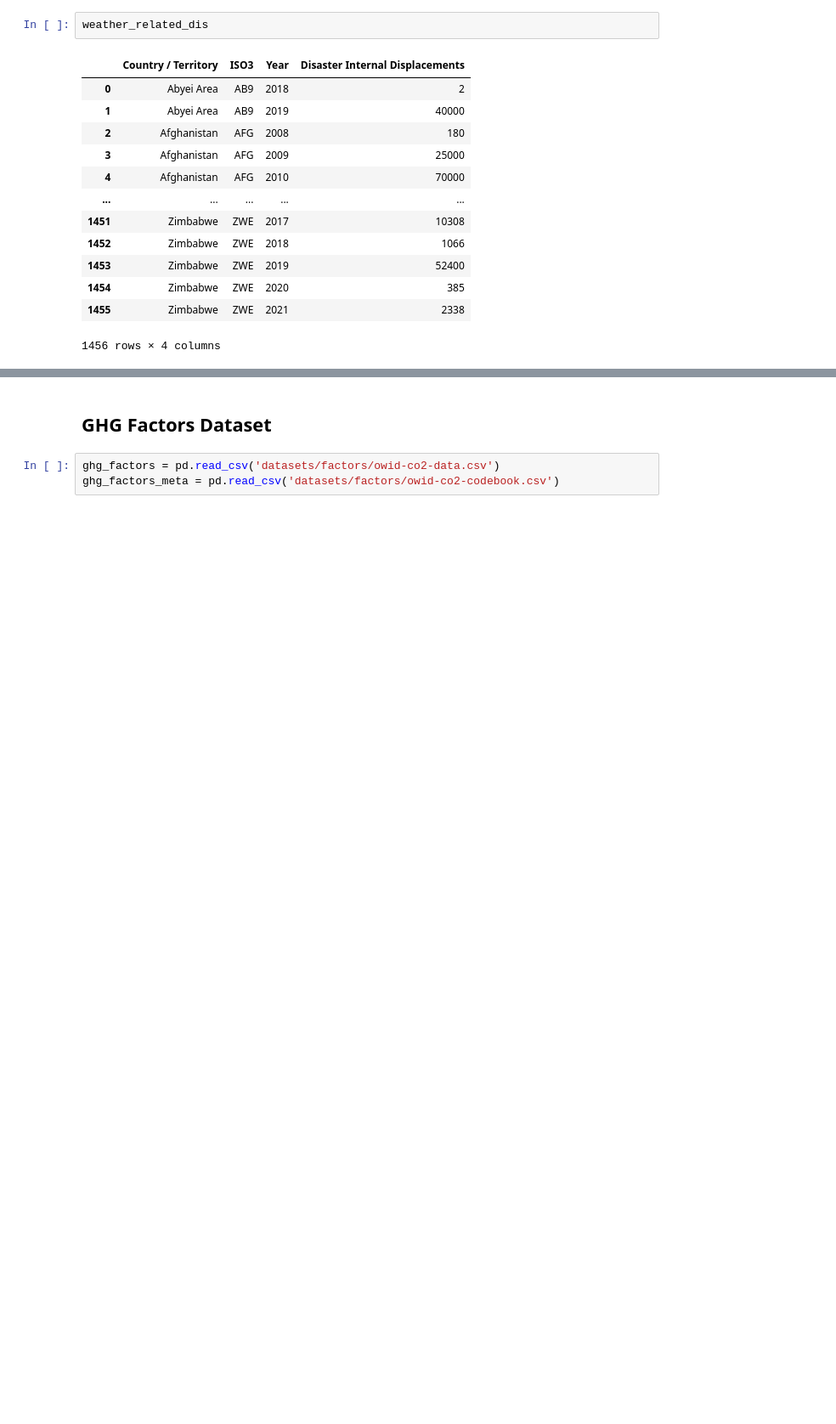
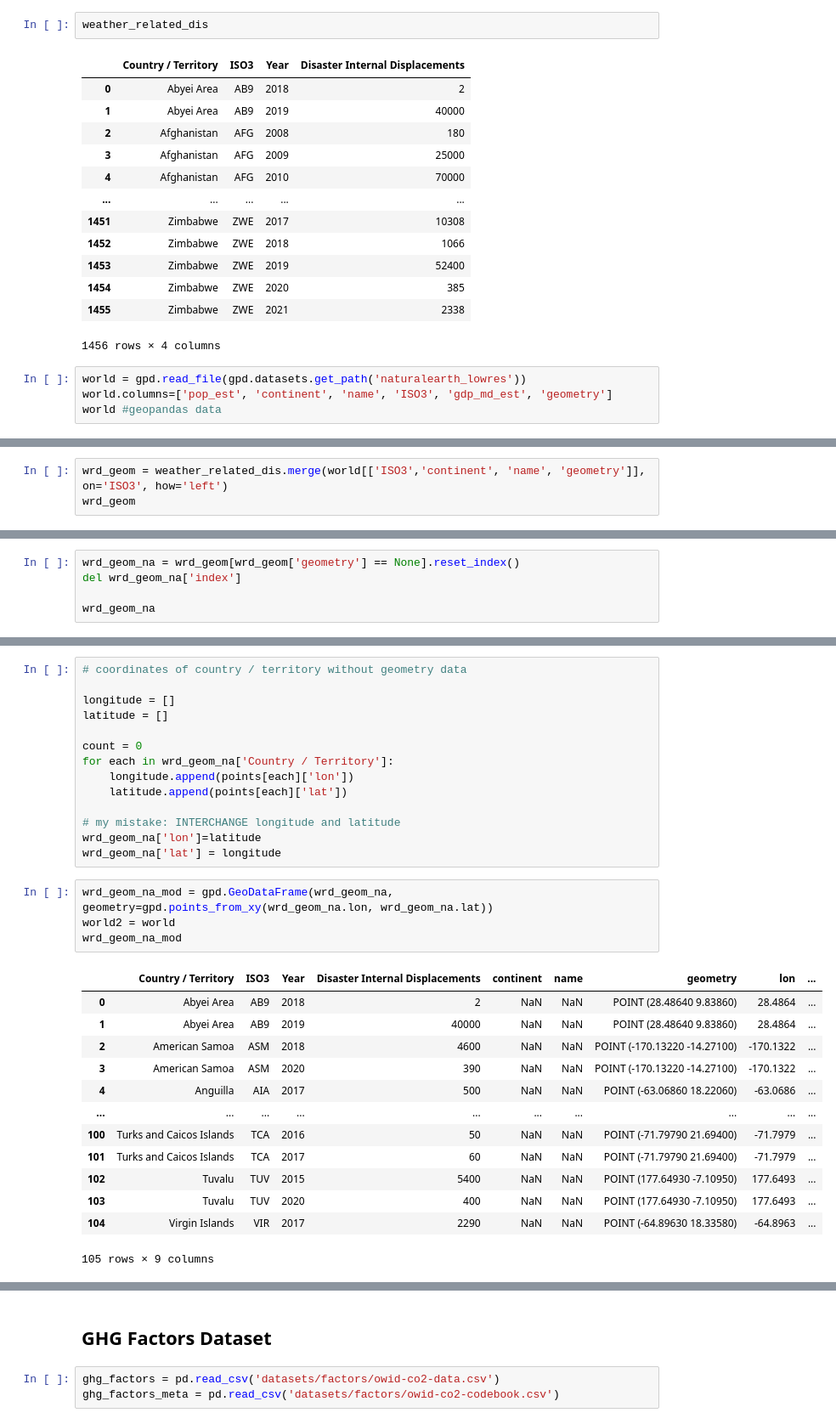
Before and after one commit to KyleCarlo/Data-Visualization, a Jupyter notebook: Cleaning.ipynb, the cells around one changed output, grey strips where cells are left out. Shown at 85% size. Saved outputs shown, nothing was run; the diff lists cells and outputs as text; blank space fills up the shorter version.

Commit message:
Updated Cleaning and Viz
Missing World Shapefile, error: No country 'Singapore' present

```diff
--- a/Cleaning.ipynb
+++ b/Cleaning.ipynb
@@ -253,3 +280,7 @@ weather_related_dis
 | 1454 | Zimbabwe | ZWE | 2020 | 385 |
 | 1455 | Zimbabwe | ZWE | 2021 | 2338 |
 1456 rows × 4 columns
+# %%
+world = gpd.read_file(gpd.datasets.get_path('naturalearth_lowres'))
+world.columns=['pop_est', 'continent', 'name', 'ISO3', 'gdp_md_est', 'geometry']
+world #geopandas data
@@ -255,0 +301,3 @@ weather_related_dis
+# %%
+wrd_geom = weather_related_dis.merge(world[['ISO3','continent', 'name', 'geometry']], on='ISO3', how='left')
+wrd_geom
@@ -255,0 +318,5 @@ weather_related_dis
+# %%
+wrd_geom_na = wrd_geom[wrd_geom['geometry'] == None].reset_index()
+del wrd_geom_na['index']
+
+wrd_geom_na
@@ -255,0 +337,32 @@ weather_related_dis
+# %%
+# coordinates of country / territory without geometry data
+
+longitude = []
+latitude = []
+
+count = 0
+for each in wrd_geom_na['Country / Territory']:
+    longitude.append(points[each]['lon'])
+    latitude.append(points[each]['lat'])
+
+# my mistake: INTERCHANGE longitude and latitude
+wrd_geom_na['lon']=latitude
+wrd_geom_na['lat'] = longitude
+# %%
+wrd_geom_na_mod = gpd.GeoDataFrame(wrd_geom_na, geometry=gpd.points_from_xy(wrd_geom_na.lon, wrd_geom_na.lat))
+world2 = world
+wrd_geom_na_mod
+# %% [output]
+|  | Country / Territory | ISO3 | Year | Disaster Internal Displacements | continent | name | geometry | lon | ... |
+| 0 | Abyei Area | AB9 | 2018 | 2 | NaN | NaN | POINT (28.48640 9.83860) | 28.4864 | ... |
+| 1 | Abyei Area | AB9 | 2019 | 40000 | NaN | NaN | POINT (28.48640 9.83860) | 28.4864 | ... |
+| 2 | American Samoa | ASM | 2018 | 4600 | NaN | NaN | POINT (-170.13220 -14.27100) | -170.1322 | ... |
+| 3 | American Samoa | ASM | 2020 | 390 | NaN | NaN | POINT (-170.13220 -14.27100) | -170.1322 | ... |
+| 4 | Anguilla | AIA | 2017 | 500 | NaN | NaN | POINT (-63.06860 18.22060) | -63.0686 | ... |
+| ... | ... | ... | ... | ... | ... | ... | ... | ... | ... |
+| 100 | Turks and Caicos Islands | TCA | 2016 | 50 | NaN | NaN | POINT (-71.79790 21.69400) | -71.7979 | ... |
+| 101 | Turks and Caicos Islands | TCA | 2017 | 60 | NaN | NaN | POINT (-71.79790 21.69400) | -71.7979 | ... |
+| 102 | Tuvalu | TUV | 2015 | 5400 | NaN | NaN | POINT (177.64930 -7.10950) | 177.6493 | ... |
+| 103 | Tuvalu | TUV | 2020 | 400 | NaN | NaN | POINT (177.64930 -7.10950) | 177.6493 | ... |
+| 104 | Virgin Islands | VIR | 2017 | 2290 | NaN | NaN | POINT (-64.89630 18.33580) | -64.8963 | ... |
+105 rows × 9 columns
```
Also changed, not shown: parts of 27 cells of this notebook, 11 other files.
